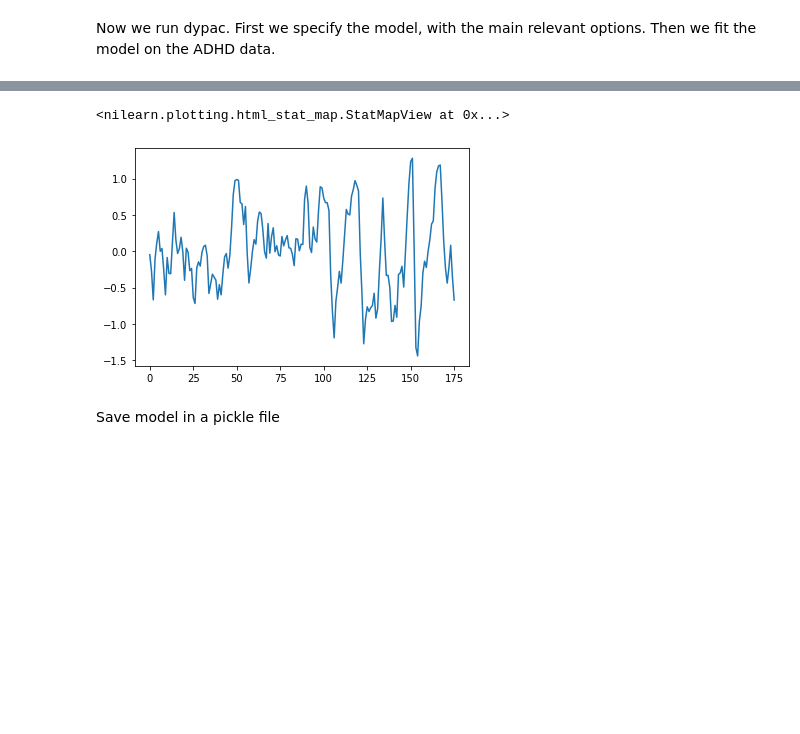
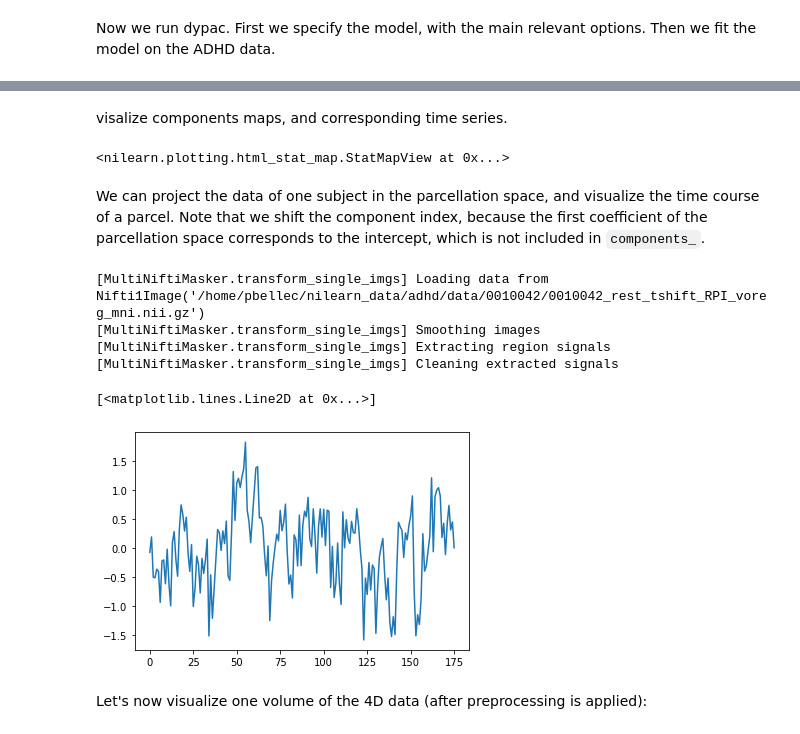
Before and after one commit to htwangtw/dypac, a Jupyter notebook: examples/dypac_demo.ipynb, the cells around one changed output, grey strips where cells are left out. Drawn from its saved outputs; the diff is of its cells as text; code cells hidden in the pictures; blank space fills up the shorter version.

```diff
--- a/examples/dypac_demo.ipynb
+++ b/examples/dypac_demo.ipynb
@@ -16,5 +16,5 @@ Let's start by downloading a few subjects from the ADHD200 dataset.
 # %%
-n_subjects = 1
+n_subjects = 3
 adhd_dataset = datasets.fetch_adhd(n_subjects)
 epi_filename = adhd_dataset.func
 # Also load a probabilistic grey matter segmentation
@@ -23,6 +23,6 @@ mni = datasets.fetch_icbm152_2009()
 Now we run dypac. First we specify the model, with the main relevant options. Then we fit the model on the ADHD data.
 # %%
 model = Dypac(n_clusters=10, grey_matter=mni.gm, std_grey_matter=3, n_states=20, verbose=1, n_init=1, n_init_aggregation=1, n_replications=20,
-              detrend=True, smoothing_fwhm=5, standardize=True, n_batch=1, threshold_sim=0)
+              detrend=True, smoothing_fwhm=5, standardize=True, n_batch=2, threshold_sim=0)
 model.fit(epi_filename)
 # %% [output]
@@ -53,10 +61,8 @@ weights = model.transform(epi_filename)
+# %% [markdown]
+visalize components maps, and corresponding time series.
 # %%
-num_comp = 5
+num_comp = 3 # the component number
 comp = model.masker_.inverse_transform(model.components_[num_comp,:].todense())
-plt.plot(weights[:, num_comp+1])
 plotting.view_img(comp, threshold=0.1, vmax=1, title="Dwell time: {dt}".format(dt=model.dwell_time_[num_comp]))
 # %% [output]
 <nilearn.plotting.html_stat_map.StatMapView at 0x...>
-[figure, removed]
-# %% [markdown]
-Save model in a pickle file
@@ -67,0 +69,15 @@ hf.close()
+# %% [markdown]
+We can project the data of one subject in the parcellation space, and visualize the time course of a parcel. Note that we shift the component index, because the first coefficient of the parcellation space corresponds to the intercept, which is not included in `components_`.
+# %%
+num_s = 0 # the subject number
+weights = model.transform(epi_filename[num_s])
+plt.plot(weights[:, num_comp + 1])
+# %% [output]
+[MultiNiftiMasker.transform_single_imgs] Loading data from Nifti1Image('/home/pbellec/nilearn_data/adhd/data/0010042/0010042_rest_tshift_RPI_voreg_mni.nii.gz')
+[MultiNiftiMasker.transform_single_imgs] Smoothing images
+[MultiNiftiMasker.transform_single_imgs] Extracting region signals
+[MultiNiftiMasker.transform_single_imgs] Cleaning extracted signals
+[<matplotlib.lines.Line2D at 0x...>]
+[figure, added]
+# %% [markdown]
+Let's now visualize one volume of the 4D data (after preprocessing is applied):
```
Also changed, not shown: parts of 10 cells of this notebook, 2 other files.
